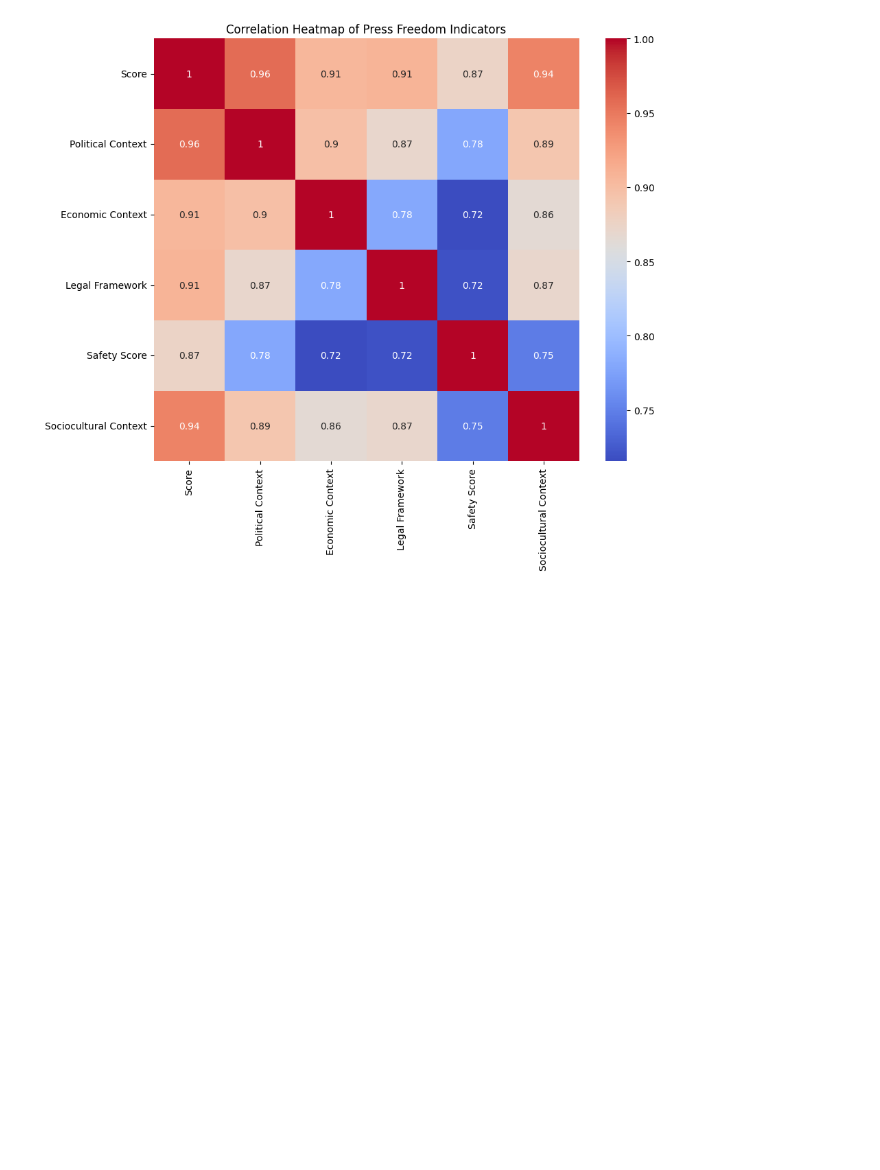
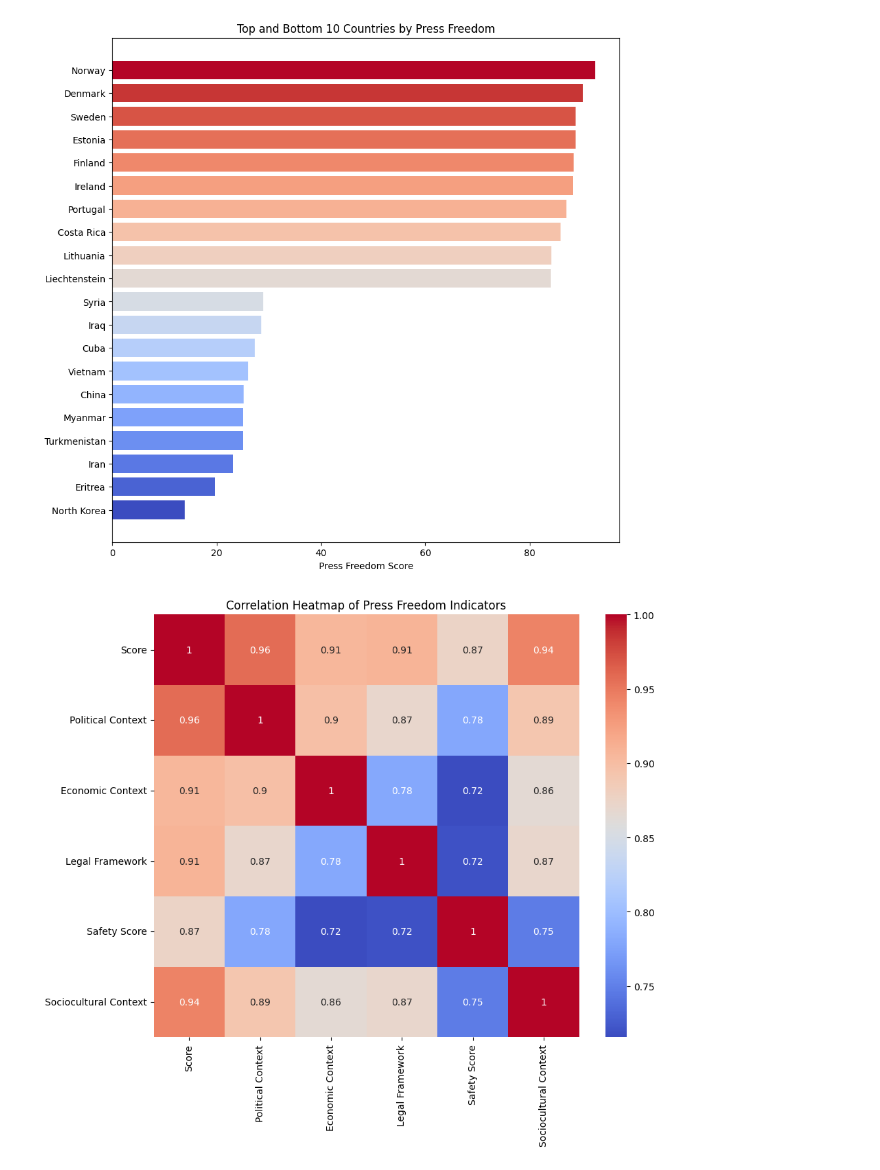
Before and after one commit to eugenefauntleroy/freedom_index, a Jupyter notebook: freedom_index.ipynb, the cells around one changed output. Saved outputs shown, nothing was run; the diff lists cells and outputs as text; code cells hidden in the pictures; blank space fills up the shorter version.

```diff
--- a/freedom_index.ipynb
+++ b/freedom_index.ipynb
@@ -8,6 +11,30 @@ from scipy.stats import spearmanr
 # %%
 rsf_data = pd.read_csv('/content/drive/MyDrive/Colab Notebooks/desktop_data/DATA/RSB_DataSet.csv')
 score_columns = ['Score', 'Political Context', 'Economic Context', 'Legal Framework', 'Safety Score', 'Sociocultural Context']
+# %%
+# Sort by 'Score' column in descending order and reset the index
+rsf_data = rsf_data.sort_values('Score', ascending=False).reset_index(drop=True)
+
+# Select top 10 and bottom 10 countries
+top_10 = rsf_data.head(10)
+bottom_10 = rsf_data.tail(10)
+
+# Concatenate top and bottom dataframes
+combined_data = pd.concat([top_10, bottom_10])
+
+# Create a bar plot with color gradation
+plt.figure(figsize=(10, 10))
+
+# Create color list with gradation from green to red
+colors = list(reversed([mcolors.rgb2hex(cm.coolwarm(i)) for i in np.linspace(0, 1, 20)]))
+
+plt.barh(combined_data['Country'], combined_data['Score'], color=colors)
+plt.xlabel('Press Freedom Score')
+plt.title('Top and Bottom 10 Countries by Press Freedom')
+plt.gca().invert_yaxis()  # to display the country with highest score at the top
+plt.show()
+# %% [output]
+[figure, added]
 # %%
 # Calculating the correlation matrix using Spearman correlation
 corr_matrix, _ = spearmanr(rsf_data[score_columns])
```
Also changed, not shown: parts of 1 cell of this notebook.
